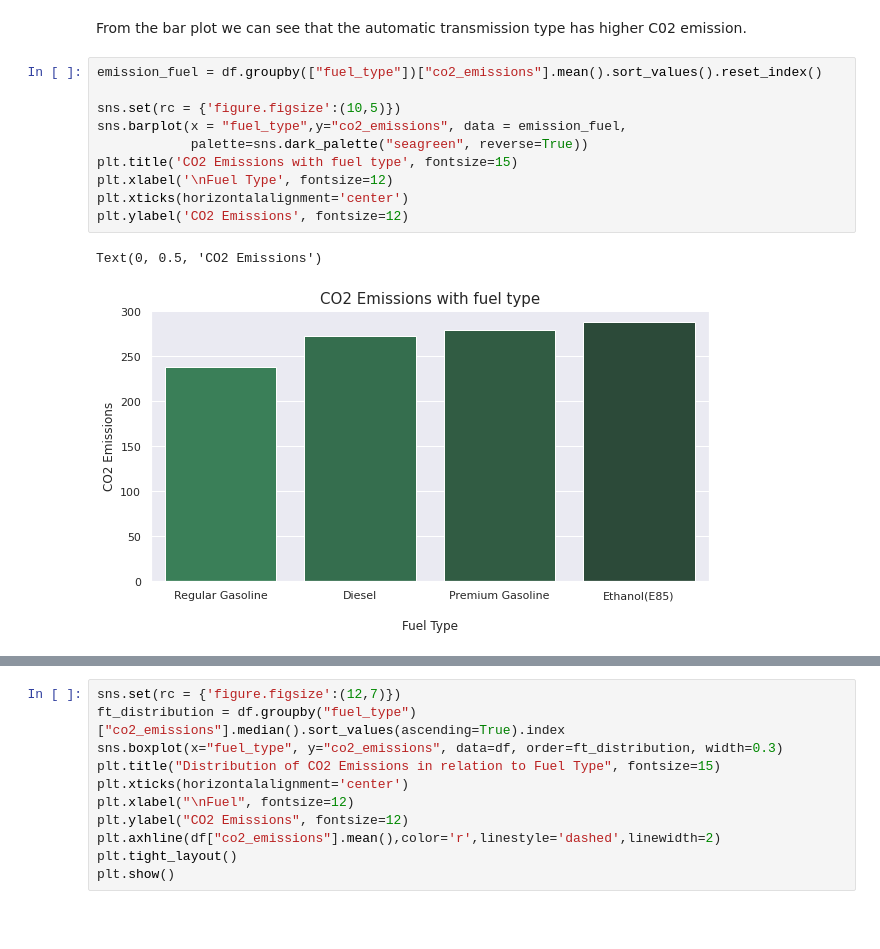
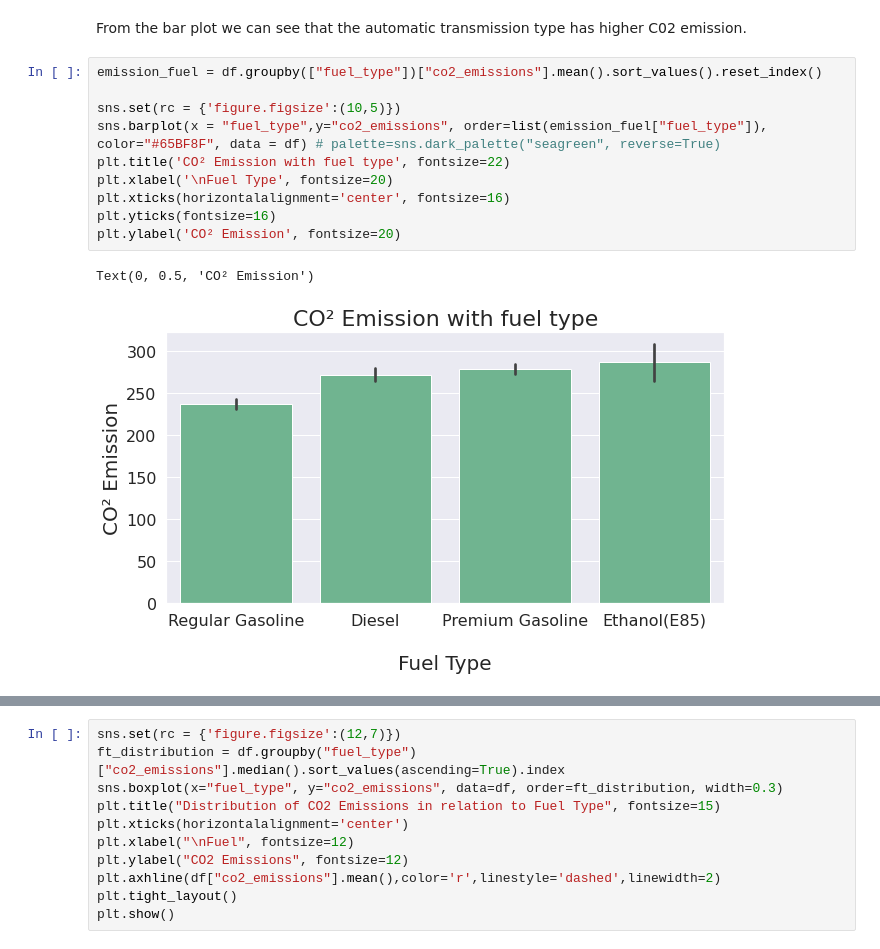
Before and after one commit to Sophiat-O/c02_emission_analysis, a Jupyter notebook: Data_Analysis_of_Car_C02.ipynb, the cells around one changed output, grey strips where cells are left out. Cells and saved outputs as stored; diff of their text form; blank space fills up the shorter version.

```diff
--- a/Data_Analysis_of_Car_C02.ipynb
+++ b/Data_Analysis_of_Car_C02.ipynb
@@ -205,13 +211,13 @@ From the bar plot we can see that the automatic transmission type has higher C02
 # %%
 emission_fuel = df.groupby(["fuel_type"])["co2_emissions"].mean().sort_values().reset_index()
 
 sns.set(rc = {'figure.figsize':(10,5)})
-sns.barplot(x = "fuel_type",y="co2_emissions", data = emission_fuel,
-            palette=sns.dark_palette("seagreen", reverse=True))
-plt.title('CO2 Emissions with fuel type', fontsize=15)
-plt.xlabel('\nFuel Type', fontsize=12)
-plt.xticks(horizontalalignment='center')
-plt.ylabel('CO2 Emissions', fontsize=12)
+sns.barplot(x = "fuel_type",y="co2_emissions", order=list(emission_fuel["fuel_type"]), color="#65BF8F", data = df) # palette=sns.dark_palette("seagreen", reverse=True)
+plt.title('CO² Emission with fuel type', fontsize=22)
+plt.xlabel('\nFuel Type', fontsize=20)
+plt.xticks(horizontalalignment='center', fontsize=16)
+plt.yticks(fontsize=16)
+plt.ylabel('CO² Emission', fontsize=20)
 # %% [output]
-Text(0, 0.5, 'CO2 Emissions')
+Text(0, 0.5, 'CO² Emission')
-[figure, old version]
+[figure, new version]
```
Also changed, not shown: parts of 9 cells of this notebook.
